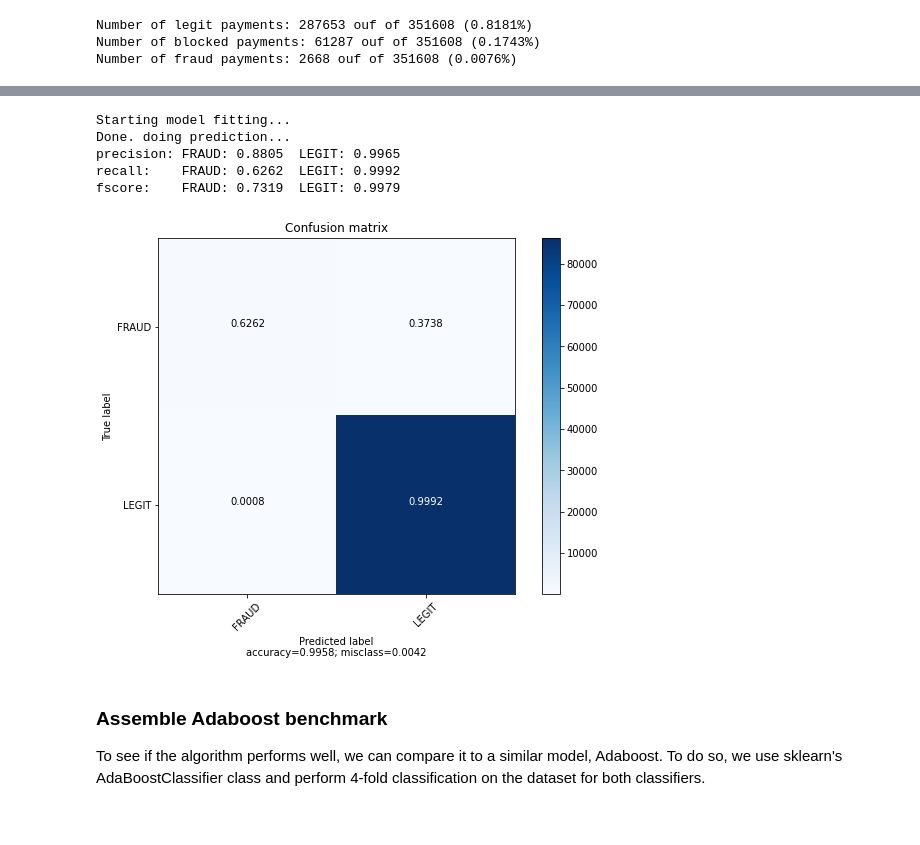
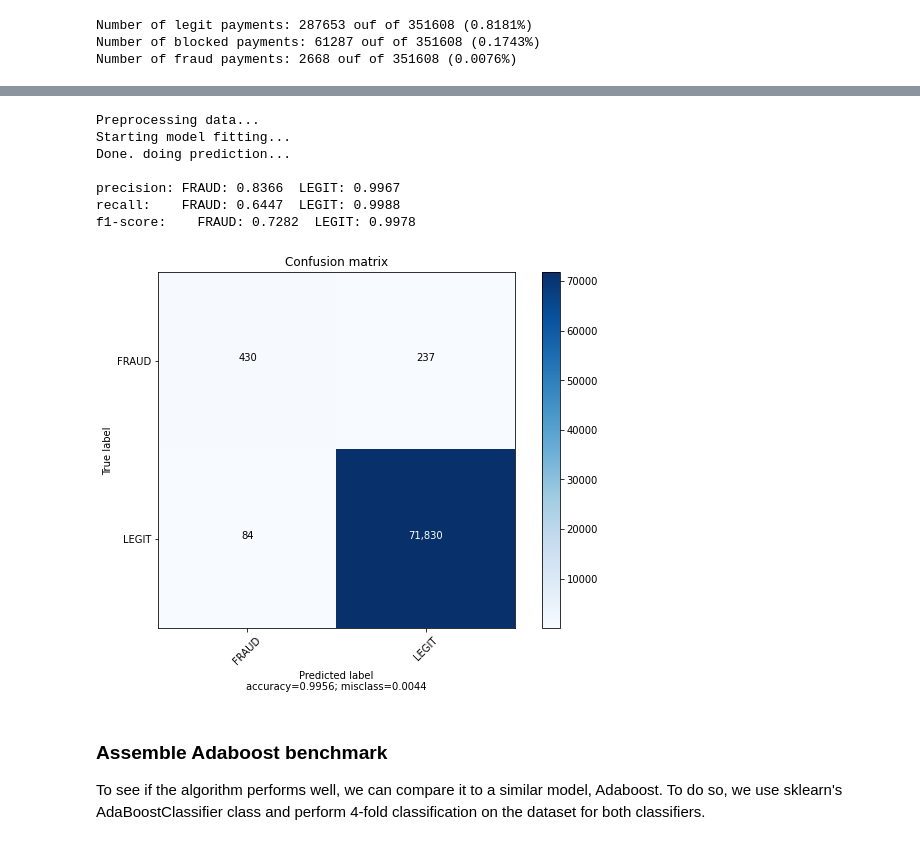
Before and after one commit to Baumanar/ubisoft-test, a Jupyter notebook: assemble_adaboost.ipynb, the cells around one changed output, grey strips where cells are left out. Cells and saved outputs as stored; diff of their text form; code cells hidden in the pictures.

Commit message:
implemented model, api and train script

```diff
--- a/assemble_adaboost.ipynb
+++ b/assemble_adaboost.ipynb
@@ -85,44 +107,62 @@ The ASSEMBLE.Adaboost is implemented in the file assembleAdaBoost as a class nam
 # %%
-import pickle
 from sklearn.model_selection import train_test_split
 from sklearn.metrics import confusion_matrix
+from collections import Counter
 
+# Read the dataframe and get labeled and unlabeled data
+df = pd.read_csv("mle_fraud_test.csv", sep=";")
 not_blocked_df = df[df["transaction_status"]!="BLOCKED"]
 blocked_df = df[df["transaction_status"]=="BLOCKED"]
 
-X_blocked = get_df_features(blocked_df)
+
+y_labeled = get_df_labels(not_blocked_df)
+X_train_blocked = get_df_features(blocked_df)
 X_labeled = get_df_features(not_blocked_df)
 
-y_labeled = get_df_labels(not_blocked_df)
-y_labeled = np.array([1 if elem=="LEGIT" else -1 for elem in y_labeled])
+# Split into train and test
+X_train, X_test, y_train, y_test = train_test_split(X_labeled, y_labeled, stratify=y_labeled, test_size=0.25, shuffle=True)
 
-X_train, X_test, y_train, y_test = train_test_split(X_labeled, y_labeled, stratify=y_labeled, test_size=0.30, shuffle=True)
-X_train_blocked = X_blocked
-y_train_blocked= get_initial_blocked_labels(X_train, y_train, X_blocked)
+# Create user_id_dictionary based on the train dataset
+user_id_counter = dict(Counter( np.concatenate([X_train[:,0], X_train_blocked[:,0]]) ))
+# Save the dictionnary as we are going to reuse it in the app
+file = open('user_id_counter.pkl', 'wb')
+pickle.dump(user_id_counter, file)
+file.close()
+
+# Transform user_id and order_created_datetime features
+print('Preprocessing data...')
+preprocess(X_train, user_id_counter)
+preprocess(X_test, user_id_counter)
+preprocess(X_train_blocked, user_id_counter)
+# Initialize pseudo-labels for blocked data
+y_train_blocked = get_initial_blocked_labels(X_train, y_train, X_train_blocked)
 
 
 print("Starting model fitting...")
 clf = AssembleAdaBoost(n_estimators=50)
-clf.fit(X_train, X_train_blocked,y_train, y_train_blocked)
-print("Done. doing prediction...")
+clf.fit(X_train.astype(float), X_train_blocked.astype(float),y_train, y_train_blocked)
+print("Done. doing prediction...\n")
 y_pred = clf.predict(X_test)
+
 
 # Save the fitted model with pickle
 file = open('assemble_adaboost_model.pkl', 'wb')
 pickle.dump(clf, file)
 file.close()
 
 # Print metrcis and the confusion matrix
 print_metrics(y_test, y_pred)
 cm = confusion_matrix(y_test, y_pred)
-plot_confusion_matrix(cm, ["FRAUD", "LEGIT"])
+plot_confusion_matrix(cm, ["FRAUD", "LEGIT"], normalize=False)
 # %% [output]
+Preprocessing data...
 Starting model fitting...
 Done. doing prediction...
-precision: FRAUD: 0.8805  LEGIT: 0.9965
-recall:    FRAUD: 0.6262  LEGIT: 0.9992
-fscore:    FRAUD: 0.7319  LEGIT: 0.9979
+
+precision: FRAUD: 0.8366  LEGIT: 0.9967
+recall:    FRAUD: 0.6447  LEGIT: 0.9988
+f1-score:    FRAUD: 0.7282  LEGIT: 0.9978
-[figure, old version]
+[figure, new version]
 # %% [markdown]
 ### Assemble Adaboost benchmark
 
```
Also changed, not shown: parts of 11 cells of this notebook, 7 other files.
